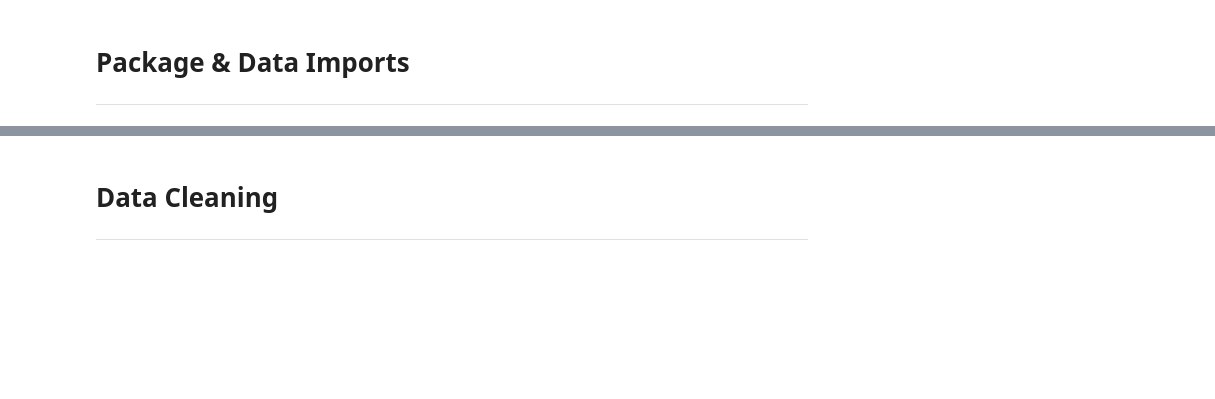
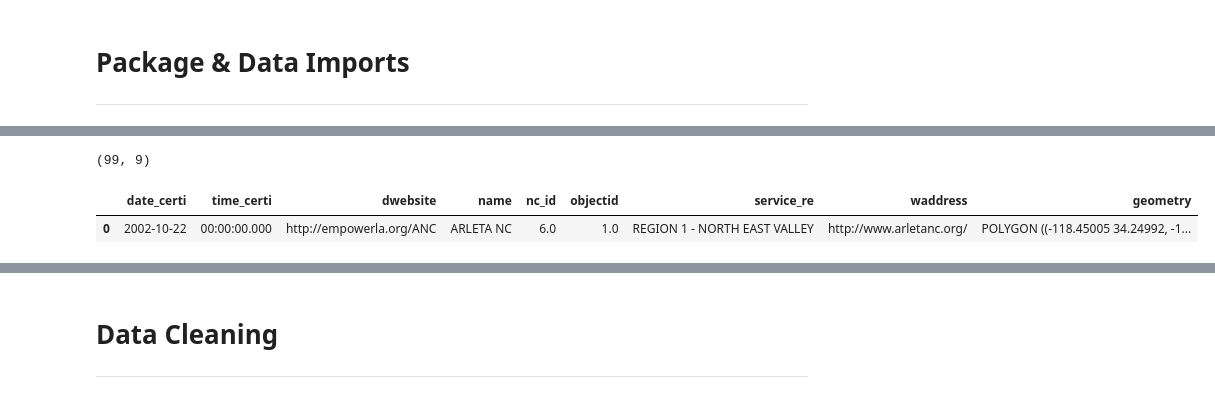
Before and after one commit to ajmachado42/Hack-for-LA-311-Data, a Jupyter notebook: I-1279/02_geospatial.ipynb, the cells around one changed output, grey strips where cells are left out. Drawn from its saved outputs; the diff is of its cells as text; code cells hidden in the pictures; blank space fills up the shorter version.

```diff
--- a/I-1279/02_geospatial.ipynb
+++ b/I-1279/02_geospatial.ipynb
@@ -55,0 +54,7 @@ df.head()
+# %%
+print(gdf_nc.shape)
+gdf_nc.head(1)
+# %% [output]
+(99, 9)
+|  | date_certi | time_certi | dwebsite | name | nc_id | objectid | service_re | waddress | geometry |
+| 0 | 2002-10-22 | 00:00:00.000 | http://empowerla.org/ANC | ARLETA NC | 6.0 | 1.0 | REGION 1 - NORTH EAST VALLEY | http://www.arletanc.org/ | POLYGON ((-118.45005 34.24992, -1... |
```
Also changed, not shown: parts of 4 cells of this notebook, 1 other file.
